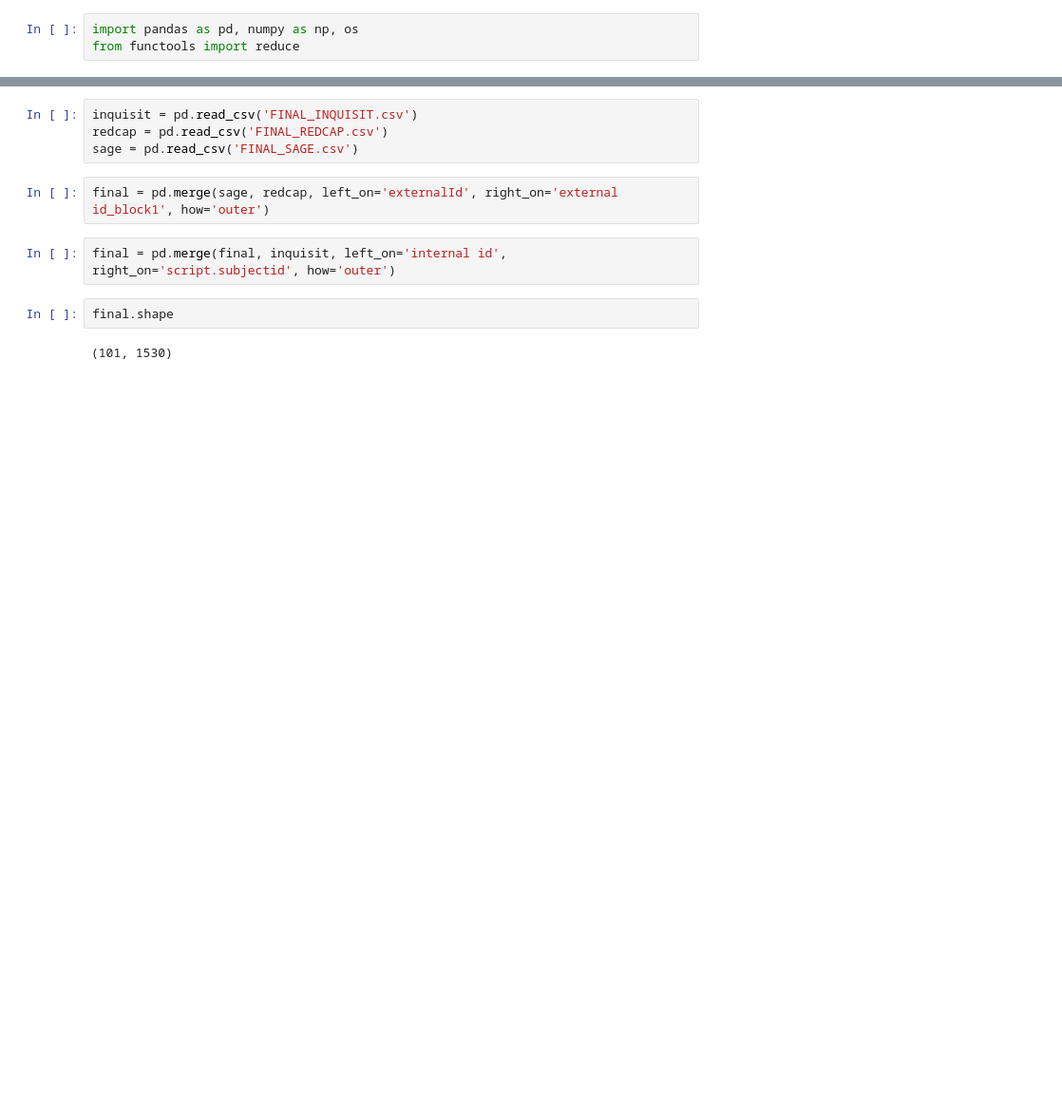
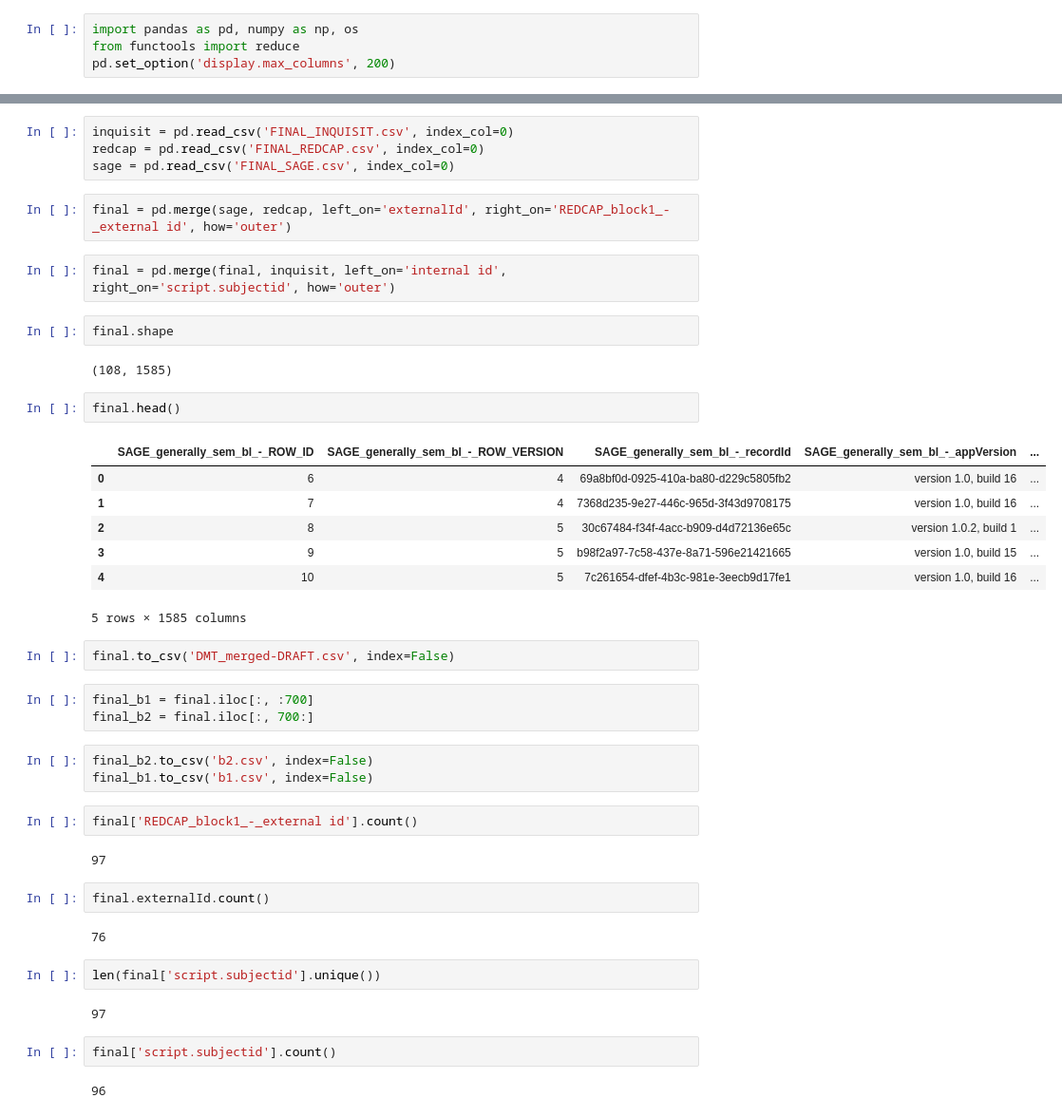
Before and after one commit to wraikes/partnership, a Jupyter notebook: Final_Data_Merge.ipynb, the cells around one changed output, grey strips where cells are left out. Shown at 95% size. Drawn from its saved outputs; the diff is of its cells as text; blank space fills up the shorter version.

Commit message:
Create draft of data

```diff
--- a/Final_Data_Merge.ipynb
+++ b/Final_Data_Merge.ipynb
@@ -1,6 +1,7 @@
 # %%
 import pandas as pd, numpy as np, os
 from functools import reduce
+pd.set_option('display.max_columns', 200)
 # %%
 os.chdir('/home/wraikes/Programming/Partnership/dmt/merged_data/')
 # %%
@@ -10,12 +19,46 @@ os.listdir()
 # %%
-inquisit = pd.read_csv('FINAL_INQUISIT.csv')
-redcap = pd.read_csv('FINAL_REDCAP.csv')
-sage = pd.read_csv('FINAL_SAGE.csv')
+inquisit = pd.read_csv('FINAL_INQUISIT.csv', index_col=0)
+redcap = pd.read_csv('FINAL_REDCAP.csv', index_col=0)
+sage = pd.read_csv('FINAL_SAGE.csv', index_col=0)
 # %%
-final = pd.merge(sage, redcap, left_on='externalId', right_on='external id_block1', how='outer')
+final = pd.merge(sage, redcap, left_on='externalId', right_on='REDCAP_block1_-_external id', how='outer')
 # %%
 final = pd.merge(final, inquisit, left_on='internal id', right_on='script.subjectid', how='outer')
 # %%
 final.shape
 # %% [output]
-(101, 1530)
+(108, 1585)
+# %%
+final.head()
+# %% [output]
+|  | SAGE_generally_sem_bl_-_ROW_ID | SAGE_generally_sem_bl_-_ROW_VERSION | SAGE_generally_sem_bl_-_recordId | SAGE_generally_sem_bl_-_appVersion | ... |
+| 0 | 6 | 4 | 69a8bf0d-0925-410a-ba80-d229c5805fb2 | version 1.0, build 16 | ... |
+| 1 | 7 | 4 | 7368d235-9e27-446c-965d-3f43d9708175 | version 1.0, build 16 | ... |
+| 2 | 8 | 5 | 30c67484-f34f-4acc-b909-d4d72136e65c | version 1.0.2, build 1 | ... |
+| 3 | 9 | 5 | b98f2a97-7c58-437e-8a71-596e21421665 | version 1.0, build 15 | ... |
+| 4 | 10 | 5 | 7c261654-dfef-4b3c-981e-3eecb9d17fe1 | version 1.0, build 16 | ... |
+5 rows × 1585 columns
+# %%
+final.to_csv('DMT_merged-DRAFT.csv', index=False)
+# %%
+final_b1 = final.iloc[:, :700]
+final_b2 = final.iloc[:, 700:]
+# %%
+final_b2.to_csv('b2.csv', index=False)
+final_b1.to_csv('b1.csv', index=False)
+# %%
+final['REDCAP_block1_-_external id'].count()
+# %% [output]
+97
+# %%
+final.externalId.count()
+# %% [output]
+76
+# %%
+len(final['script.subjectid'].unique())
+# %% [output]
+97
+# %%
+final['script.subjectid'].count()
+# %% [output]
+96
```
Also changed, not shown: parts of 6 cells of this notebook, 4 other files.
